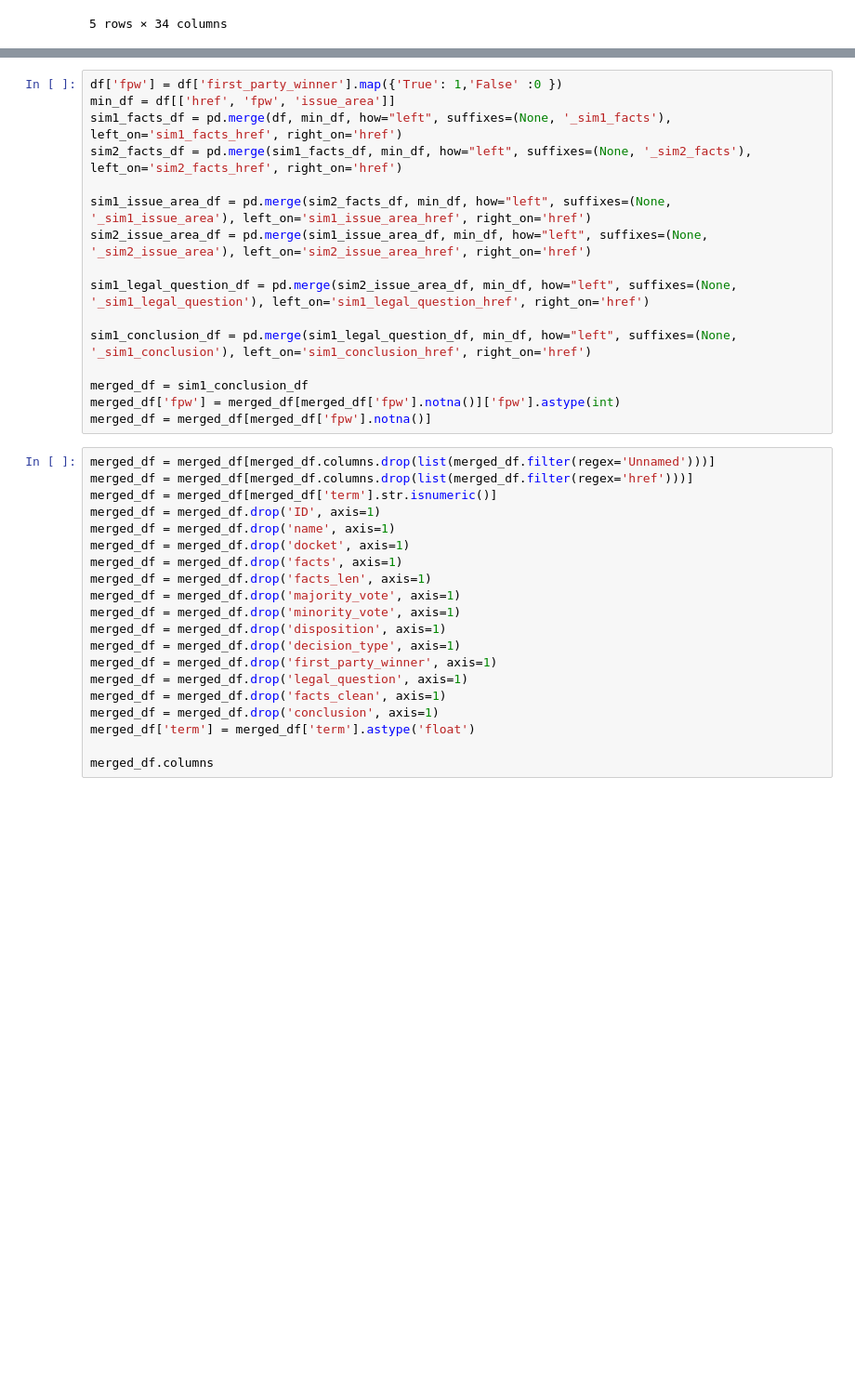
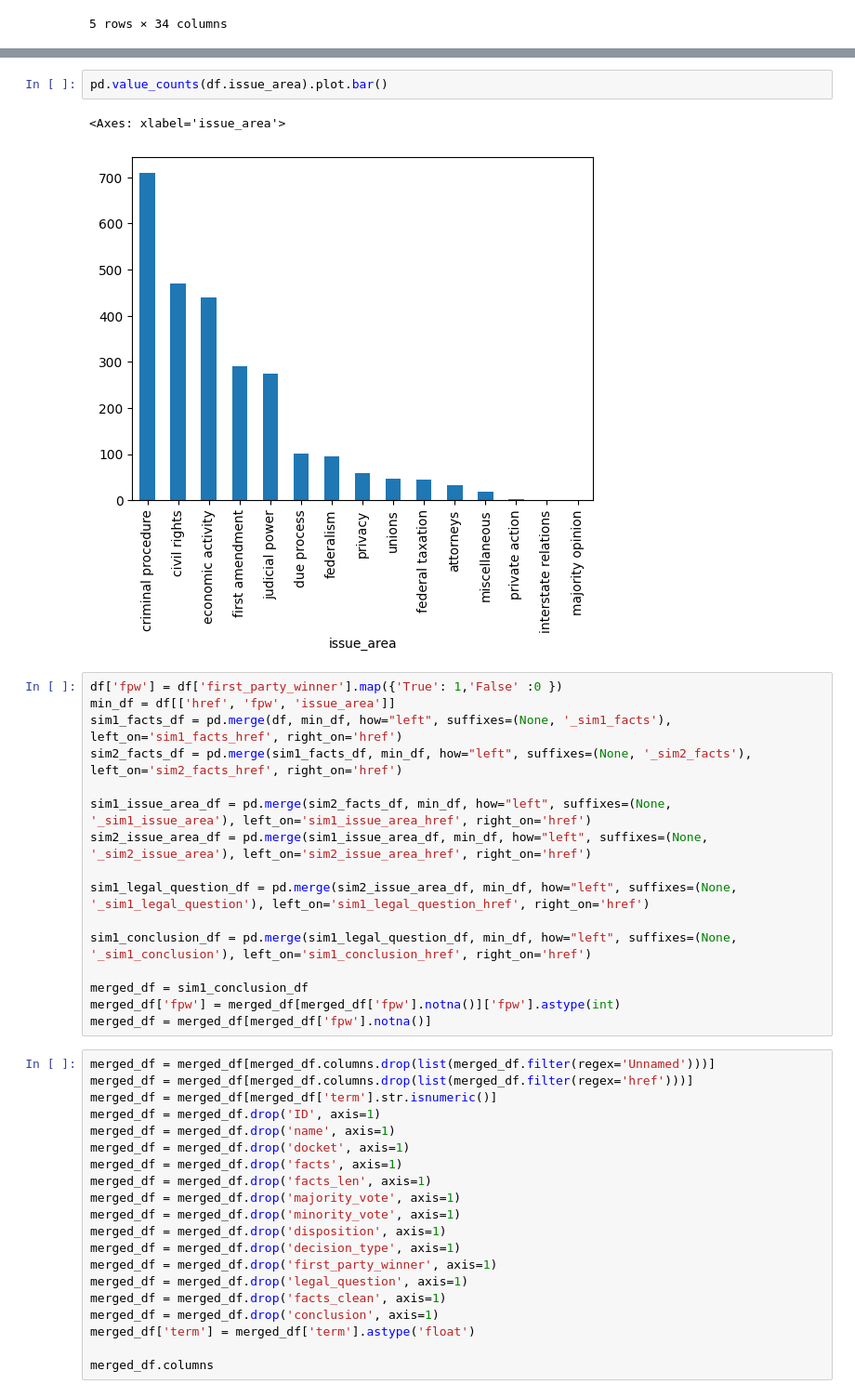
Before and after one commit to RMLanders/filevine_casestudy, a Jupyter notebook: model_train_fpw.ipynb, the cells around one changed output, grey strips where cells are left out. Shown at 93% size. Drawn from its saved outputs; the diff is of its cells as text; blank space fills up the shorter version.

```diff
--- a/model_train_fpw.ipynb
+++ b/model_train_fpw.ipynb
@@ -37,3 +52,8 @@ df.head(5)
+# %%
+pd.value_counts(df.issue_area).plot.bar()
+# %% [output]
+<Axes: xlabel='issue_area'>
+[figure, added]
 # %%
 df['fpw'] = df['first_party_winner'].map({'True': 1,'False' :0 })
 min_df = df[['href', 'fpw', 'issue_area']]
```
Also changed, not shown: parts of 17 cells of this notebook, 40 other files.
